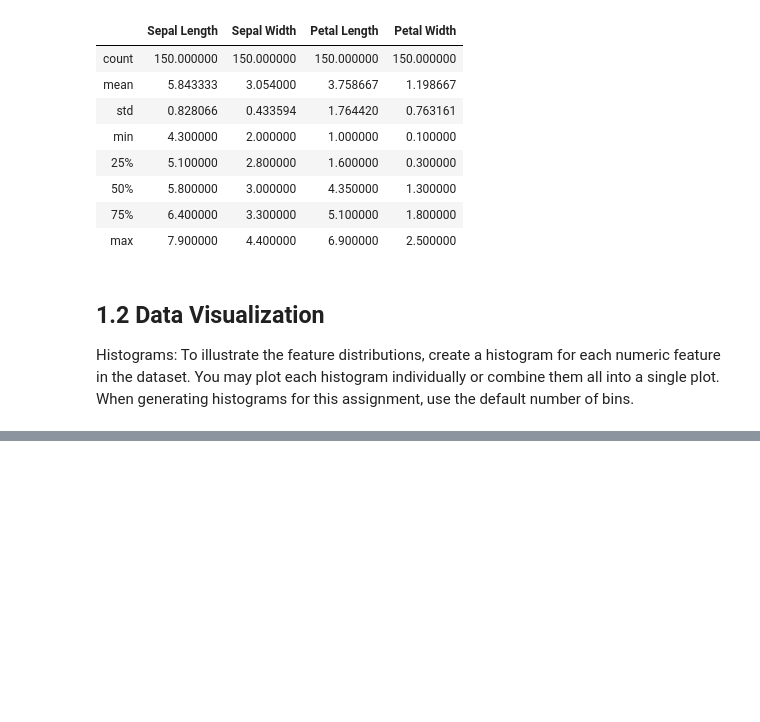
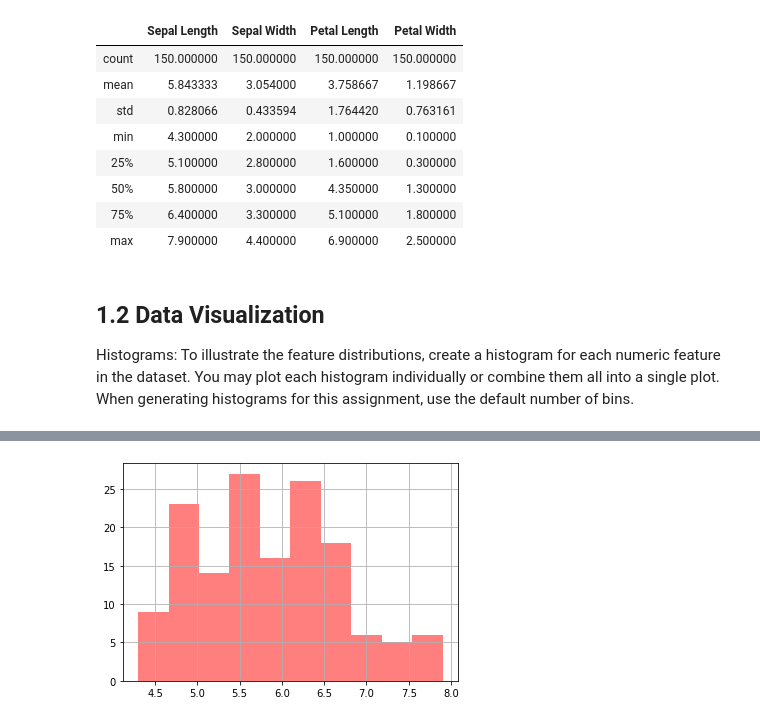
Before and after one commit to run-cmw/data-mining-practice, a Jupyter notebook: assignment2-wells.ipynb, the cells around one changed output, grey strips where cells are left out. Saved outputs shown, nothing was run; the diff lists cells and outputs as text; code cells hidden in the pictures; blank space fills up the shorter version.

```diff
--- a/assignment2-wells.ipynb
+++ b/assignment2-wells.ipynb
@@ -48,0 +63,5 @@ plot. When generating histograms for this assignment, use the default number of
+# %%
+sepal_length = df['Sepal Length']
+sepal_length_hist = sepal_length.hist(color='r', alpha=0.5)
+# %% [output]
+[figure, added]
```
Also changed, not shown: parts of 6 cells of this notebook.
